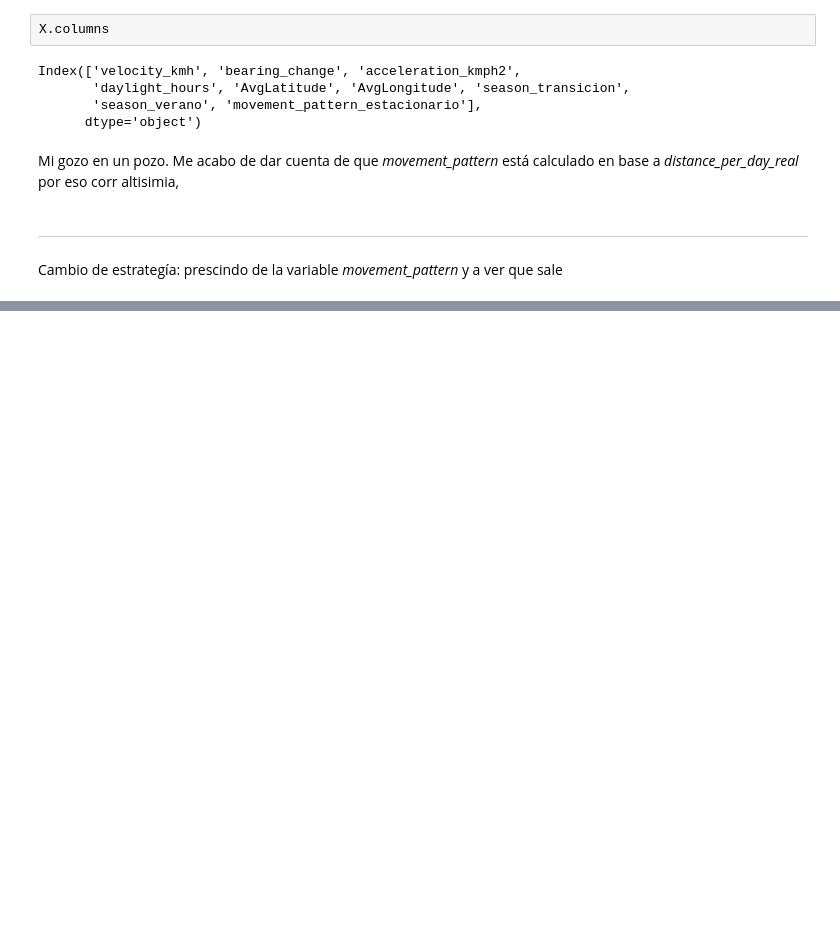
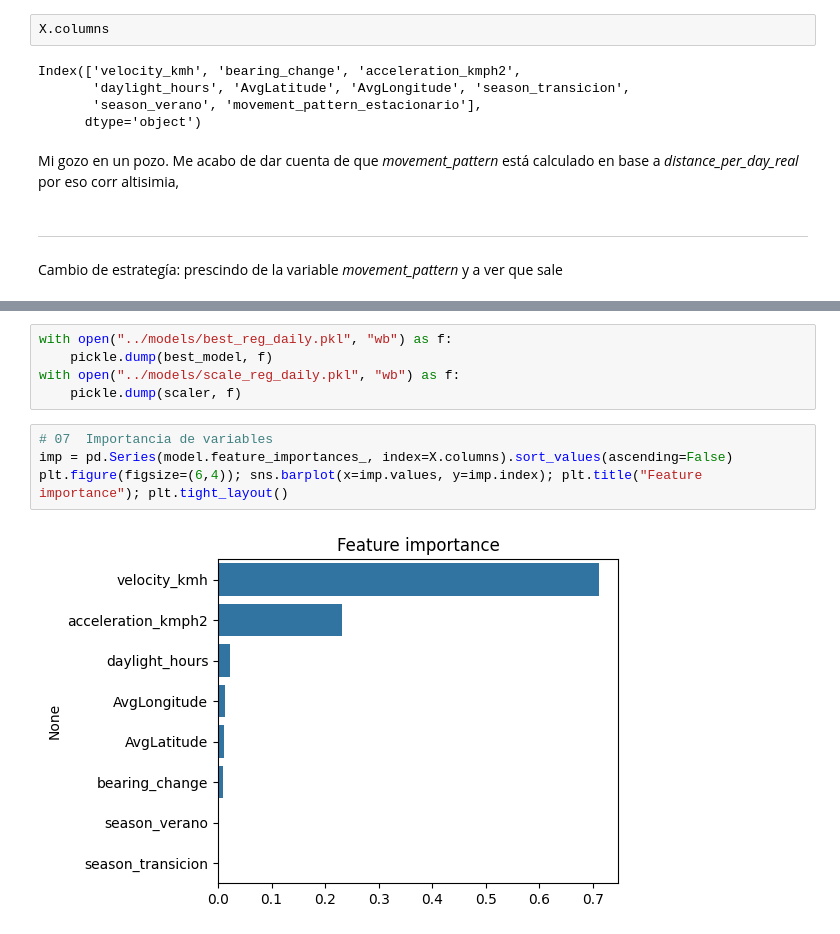
Before and after one commit to anapstl/PolarBears-, a Jupyter notebook: notebooks/05_regr_diaria.ipynb, the cells around one changed output, grey strips where cells are left out. Saved outputs shown, nothing was run; the diff lists cells and outputs as text; blank space fills up the shorter version.

```diff
--- a/notebooks/05_regr_diaria.ipynb
+++ b/notebooks/05_regr_diaria.ipynb
@@ -217,0 +231,11 @@ with open("./models/scale_reg_daily.pkl", "wb") as f:
+# %%
+with open("../models/best_reg_daily.pkl", "wb") as f:
+    pickle.dump(best_model, f)
+with open("../models/scale_reg_daily.pkl", "wb") as f:
+    pickle.dump(scaler, f)
+# %%
+# 07  Importancia de variables
+imp = pd.Series(model.feature_importances_, index=X.columns).sort_values(ascending=False)
+plt.figure(figsize=(6,4)); sns.barplot(x=imp.values, y=imp.index); plt.title("Feature importance"); plt.tight_layout()
+# %% [output]
+[figure, added]
```
Also changed, not shown: parts of 9 cells of this notebook, 24 other files.
